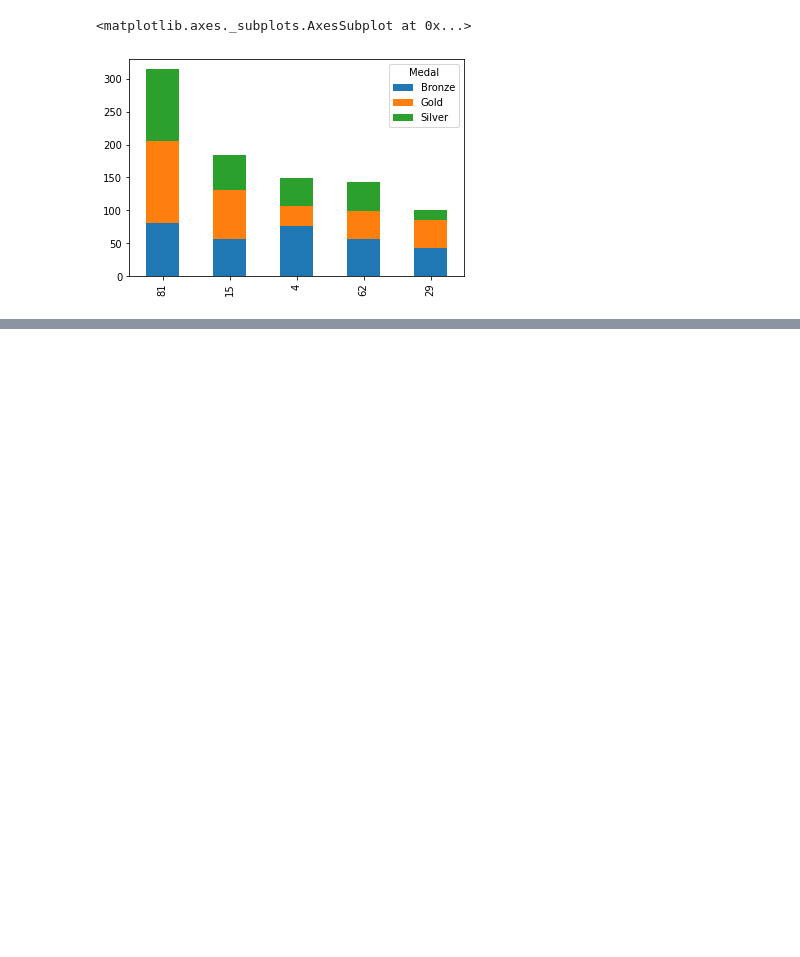
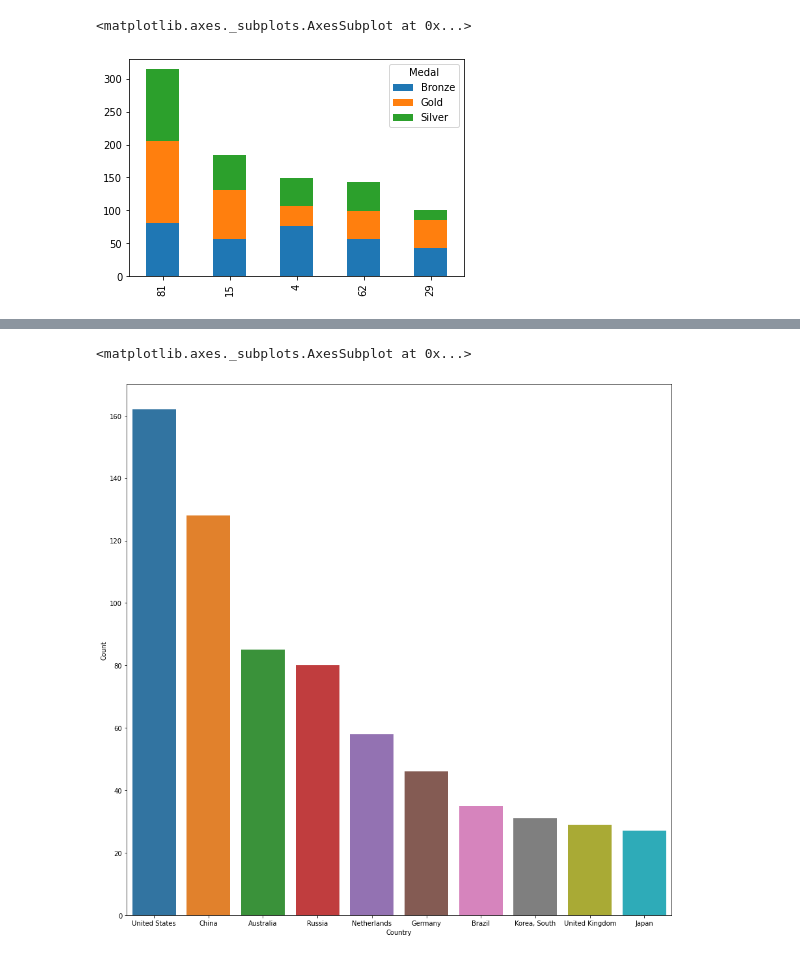
Before and after one commit to liyaSileshi/Summer-Olympics, a Jupyter notebook: notebooks/olympics.ipynb, the cells around one changed output, grey strips where cells are left out. Drawn from its saved outputs; the diff is of its cells as text; code cells hidden in the pictures; blank space fills up the shorter version.

```diff
--- a/notebooks/olympics.ipynb
+++ b/notebooks/olympics.ipynb
@@ -270,0 +273,4 @@ top5.plot(kind='bar', stacked=True)
+# %%
+#a dataframe filtered gender women and year 2008
+w2008 = df[(df['Gender'] == 'Women') & (df['Year'] == 2008)]
+w2008.head()
@@ -270,0 +284,8 @@ top5.plot(kind='bar', stacked=True)
+# %%
+#count num of women in each country
+women = pd.DataFrame(w2008['Country'].value_counts()).reset_index()
+#change column name
+women.columns = ['Country', 'Count']
+#top 10
+women = women.iloc[:10]
+women
@@ -270,0 +304,7 @@ top5.plot(kind='bar', stacked=True)
+# %%
+# figsize(width, height)
+plt.subplots(figsize=(15, 15))
+sns.barplot(x = women.Country, y = women.Count)
+# %% [output]
+<matplotlib.axes._subplots.AxesSubplot at 0x...>
+[figure, added]
```
Also changed, not shown: parts of 9 cells of this notebook.
